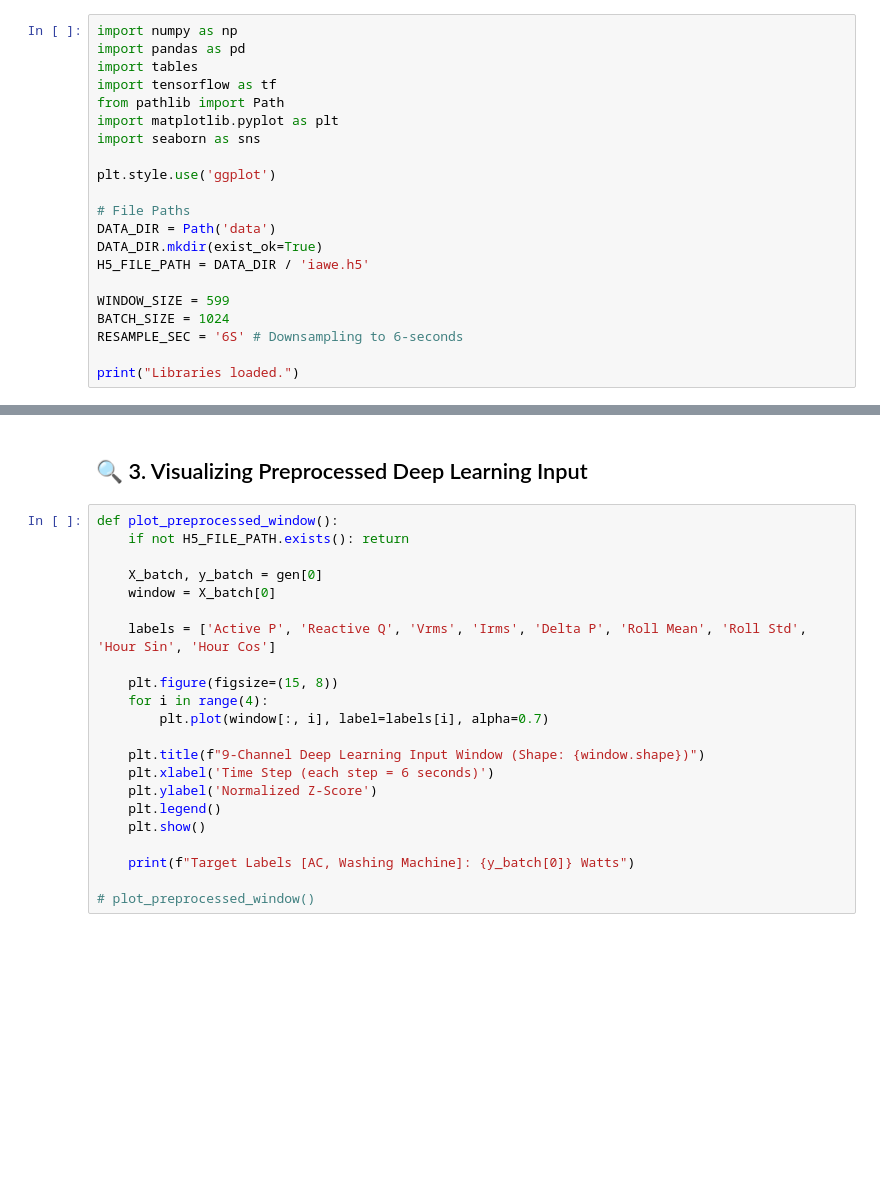
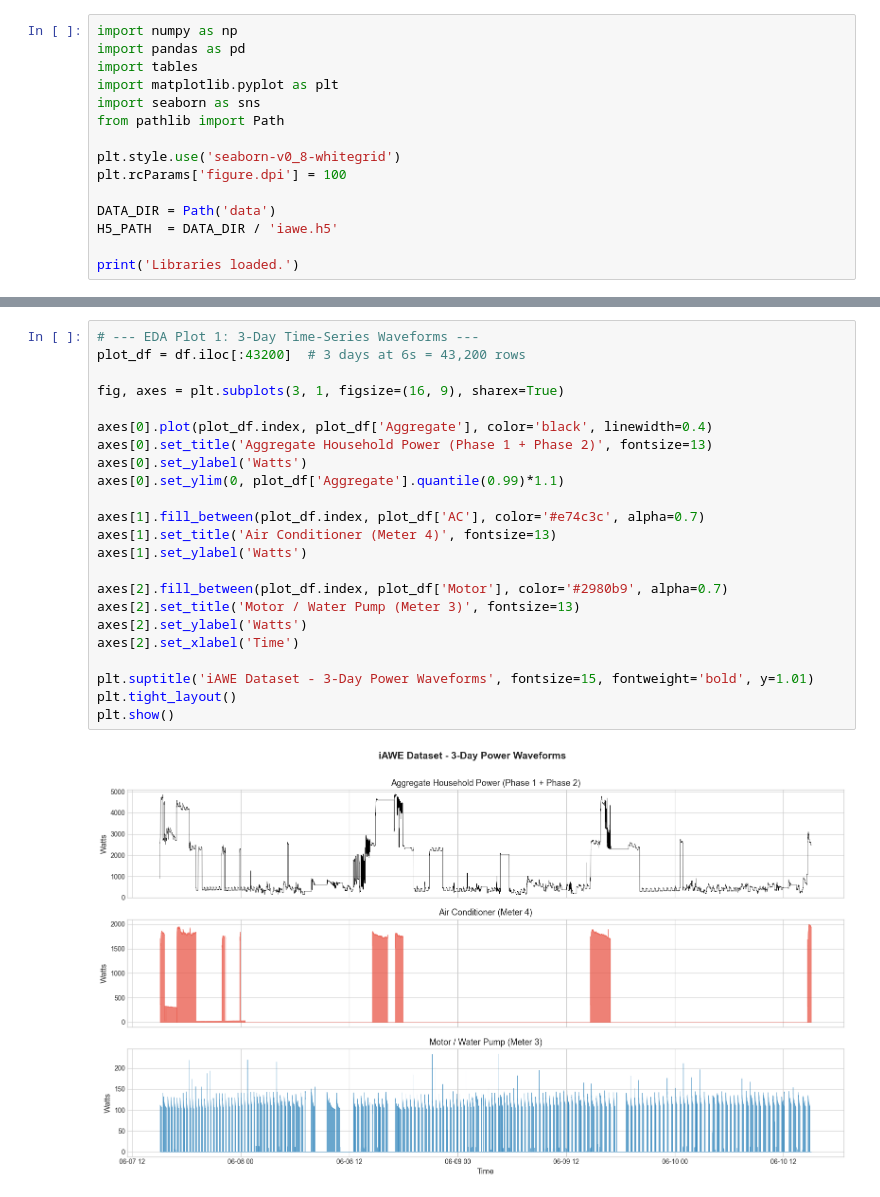
Before and after one commit to Ashithshetty6361/Lume_Tech_Internship-, a Jupyter notebook: phase2_advanced_nilm/preprocessing_iawe.ipynb, the cells around one changed output, grey strips where cells are left out. Saved outputs shown, nothing was run; the diff lists cells and outputs as text; blank space fills up the shorter version.

```diff
--- a/phase2_advanced_nilm/preprocessing_iawe.ipynb
+++ b/phase2_advanced_nilm/preprocessing_iawe.ipynb
@@ -7,20 +15,14 @@ It safely aligns the timestamps, downsamples to 6-second intervals, calculates 9
 import numpy as np
 import pandas as pd
 import tables
-import tensorflow as tf
-from pathlib import Path
 import matplotlib.pyplot as plt
 import seaborn as sns
+from pathlib import Path
 
-plt.style.use('ggplot')
+plt.style.use('seaborn-v0_8-whitegrid')
+plt.rcParams['figure.dpi'] = 100
 
-# File Paths
 DATA_DIR = Path('data')
-DATA_DIR.mkdir(exist_ok=True)
-H5_FILE_PATH = DATA_DIR / 'iawe.h5'
+H5_PATH  = DATA_DIR / 'iawe.h5'
 
-WINDOW_SIZE = 599
-BATCH_SIZE = 1024
-RESAMPLE_SEC = '6S' # Downsampling to 6-seconds
-
-print("Libraries loaded.")
+print('Libraries loaded.')
@@ -164,24 +116,25 @@ if H5_FILE_PATH.exists():
-# %% [markdown]
-## 🔍 3. Visualizing Preprocessed Deep Learning Input
-# %%
-def plot_preprocessed_window():
-    if not H5_FILE_PATH.exists(): return
-
-    X_batch, y_batch = gen[0]
-    window = X_batch[0]
-
-    labels = ['Active P', 'Reactive Q', 'Vrms', 'Irms', 'Delta P', 'Roll Mean', 'Roll Std', 'Hour Sin', 'Hour Cos']
-
-    plt.figure(figsize=(15, 8))
-    for i in range(4):
-        plt.plot(window[:, i], label=labels[i], alpha=0.7)
-
-    plt.title(f"9-Channel Deep Learning Input Window (Shape: {window.shape})")
-    plt.xlabel('Time Step (each step = 6 seconds)')
-    plt.ylabel('Normalized Z-Score')
-    plt.legend()
-    plt.show()
-
-    print(f"Target Labels [AC, Washing Machine]: {y_batch[0]} Watts")
-
-# plot_preprocessed_window()
+# %%
+# --- EDA Plot 1: 3-Day Time-Series Waveforms ---
+plot_df = df.iloc[:43200]  # 3 days at 6s = 43,200 rows
+
+fig, axes = plt.subplots(3, 1, figsize=(16, 9), sharex=True)
+
+axes[0].plot(plot_df.index, plot_df['Aggregate'], color='black', linewidth=0.4)
+axes[0].set_title('Aggregate Household Power (Phase 1 + Phase 2)', fontsize=13)
+axes[0].set_ylabel('Watts')
+axes[0].set_ylim(0, plot_df['Aggregate'].quantile(0.99)*1.1)
+
+axes[1].fill_between(plot_df.index, plot_df['AC'], color='#e74c3c', alpha=0.7)
+axes[1].set_title('Air Conditioner (Meter 4)', fontsize=13)
+axes[1].set_ylabel('Watts')
+
+axes[2].fill_between(plot_df.index, plot_df['Motor'], color='#2980b9', alpha=0.7)
+axes[2].set_title('Motor / Water Pump (Meter 3)', fontsize=13)
+axes[2].set_ylabel('Watts')
+axes[2].set_xlabel('Time')
+
+plt.suptitle('iAWE Dataset - 3-Day Power Waveforms', fontsize=15, fontweight='bold', y=1.01)
+plt.tight_layout()
+plt.show()
+# %% [output]
+[figure, added]
```
Also changed, not shown: parts of 17 cells of this notebook, 1 other file.
